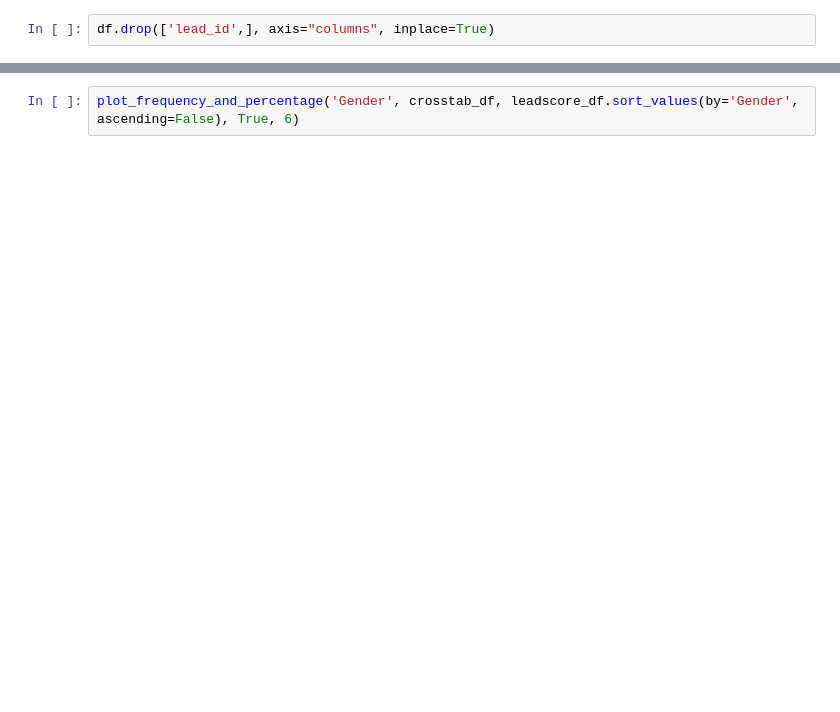
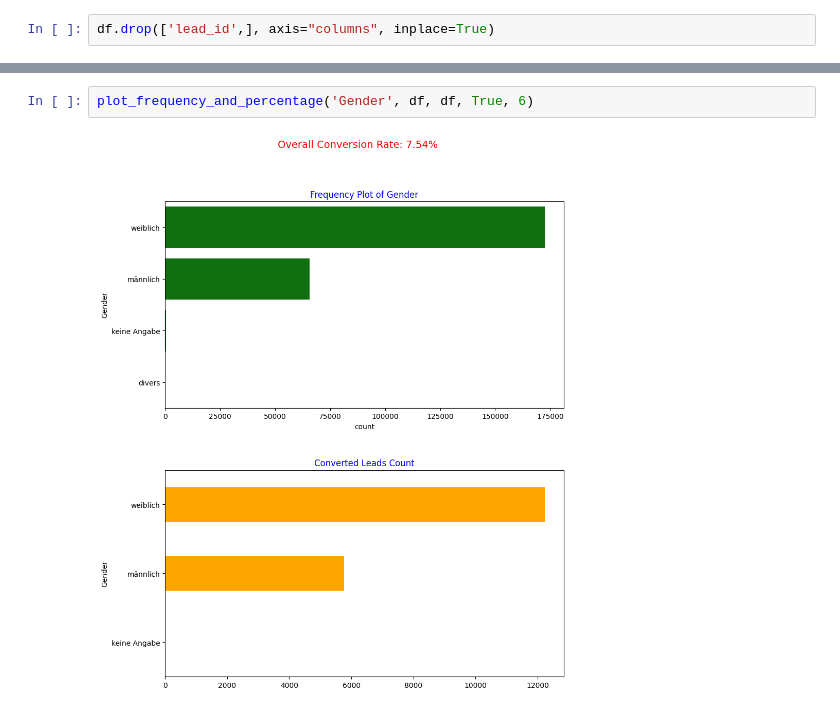
Before and after one commit to vincelemke99/Bachelor-Thesis, a Jupyter notebook: lead_predication_final.ipynb, the cells around one changed output, grey strips where cells are left out. Drawn from its saved outputs; the diff is of its cells as text; blank space fills up the shorter version.

```diff
--- a/lead_predication_final.ipynb
+++ b/lead_predication_final.ipynb
@@ -153,3 +309,5 @@ plot_frequency_and_percentage('Lead_Source_Detail', crosstab_df, leadscore_df.so
 # %%
-plot_frequency_and_percentage('Gender', crosstab_df, leadscore_df.sort_values(by='Gender', ascending=False), True, 6)
+plot_frequency_and_percentage('Gender', df, df, True, 6)
+# %% [output]
+[figure, added]
 # %%
```
Also changed, not shown: parts of 34 cells of this notebook.
